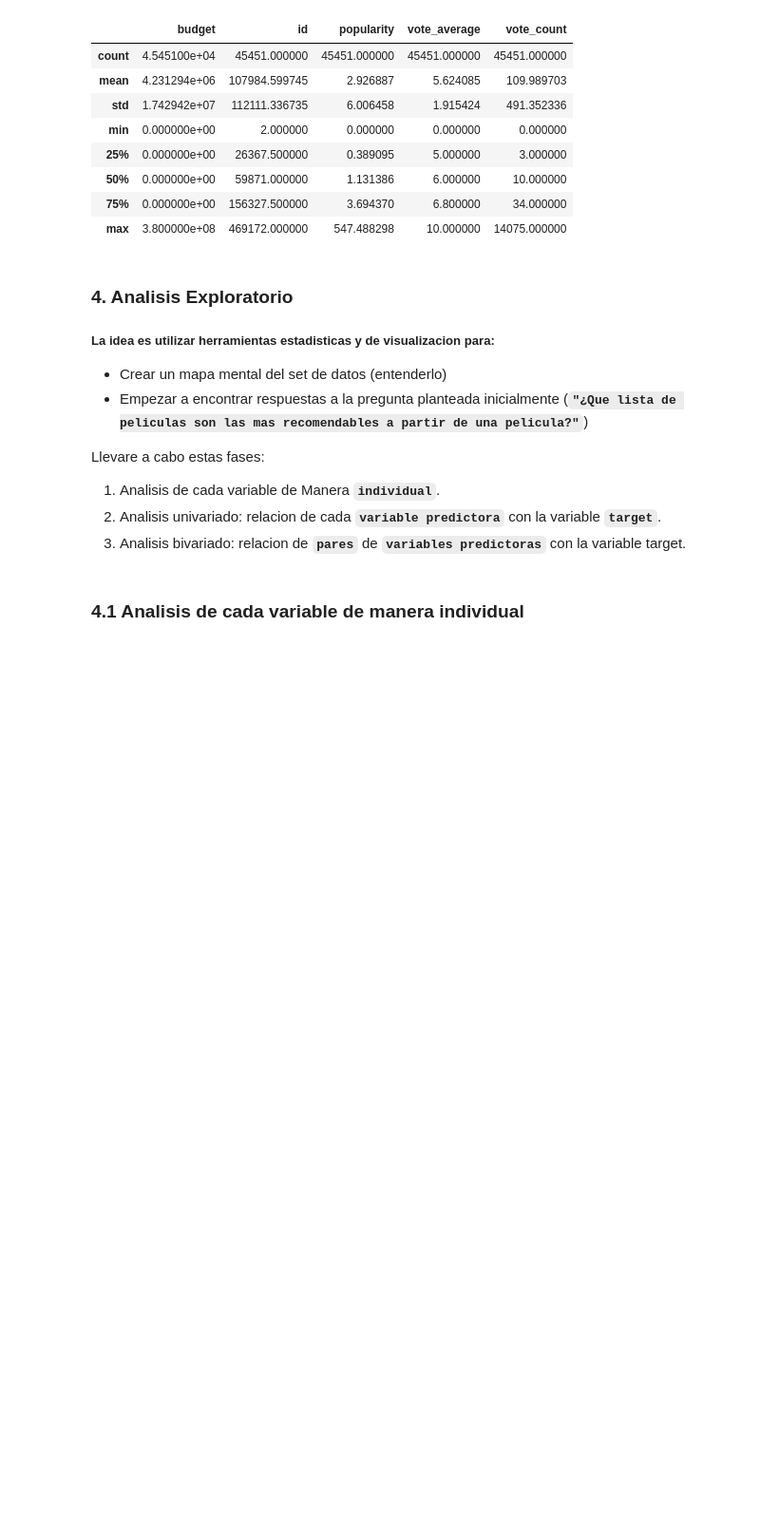
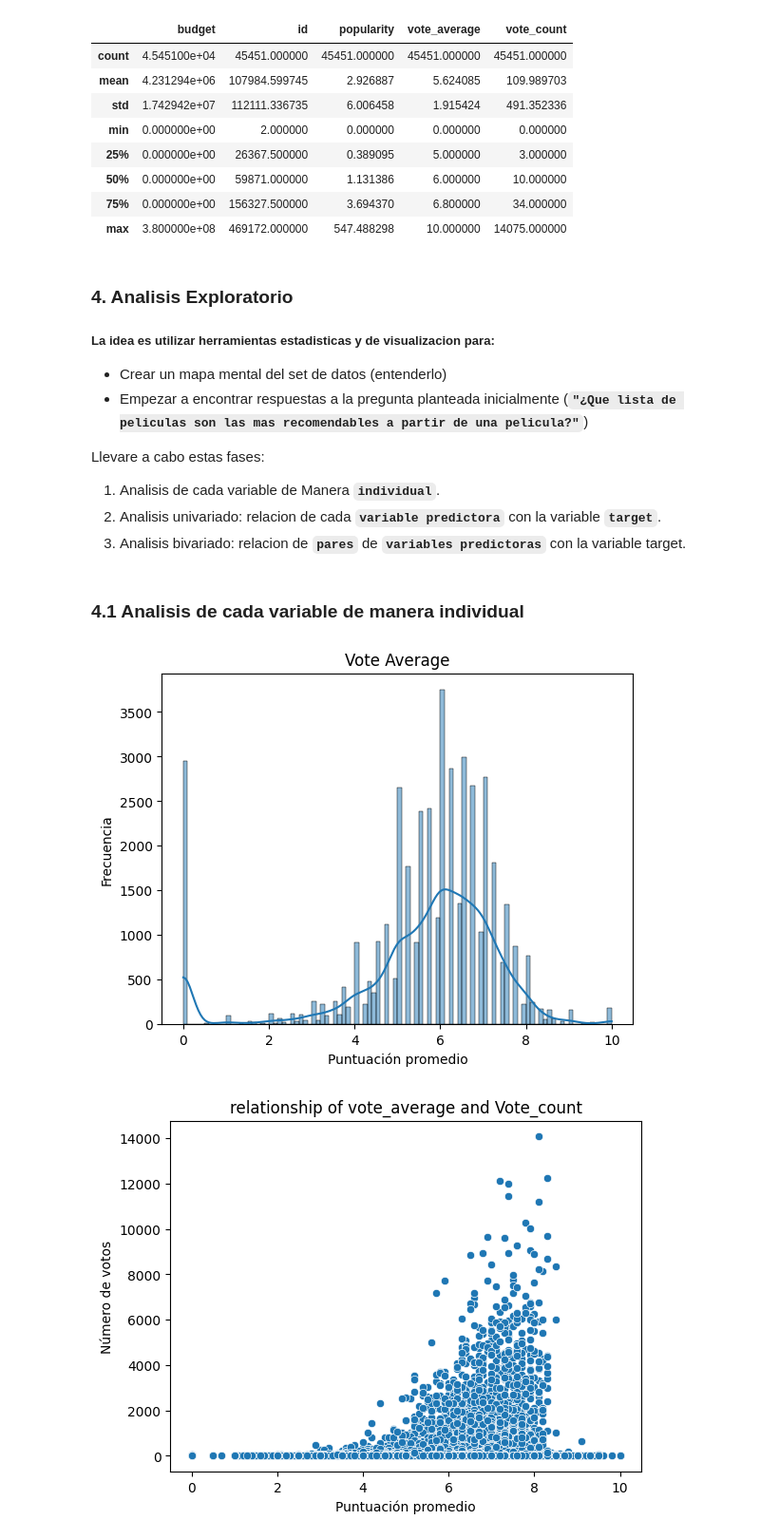
Before and after one commit to EmilianoEmanuelSosa/PI_ML_OPS_Individual_Project, a Jupyter notebook: EDA.ipynb, the cells around one changed output. Shown at 95% size. Drawn from its saved outputs; the diff is of its cells as text; code cells hidden in the pictures; blank space fills up the shorter version.

```diff
--- a/EDA.ipynb
+++ b/EDA.ipynb
@@ -174,0 +143,16 @@ plt.show()
+# %%
+# Histograma de una variable numérica
+sns.histplot(Eda_dataset['vote_average'], kde=True)
+plt.xlabel('Puntuación promedio')
+plt.ylabel('Frecuencia')
+plt.title('Vote Average')
+plt.show()
+# Diagrama de dispersión de dos variables numéricas
+sns.scatterplot(x='vote_average', y='vote_count', data=Eda_dataset)
+plt.xlabel('Puntuación promedio')
+plt.ylabel('Número de votos')
+plt.title('relationship of vote_average and Vote_count')
+plt.show()
+# %% [output]
+[figure, added]
+[figure, added]
```
Also changed, not shown: parts of 14 cells of this notebook, 1 other file.
